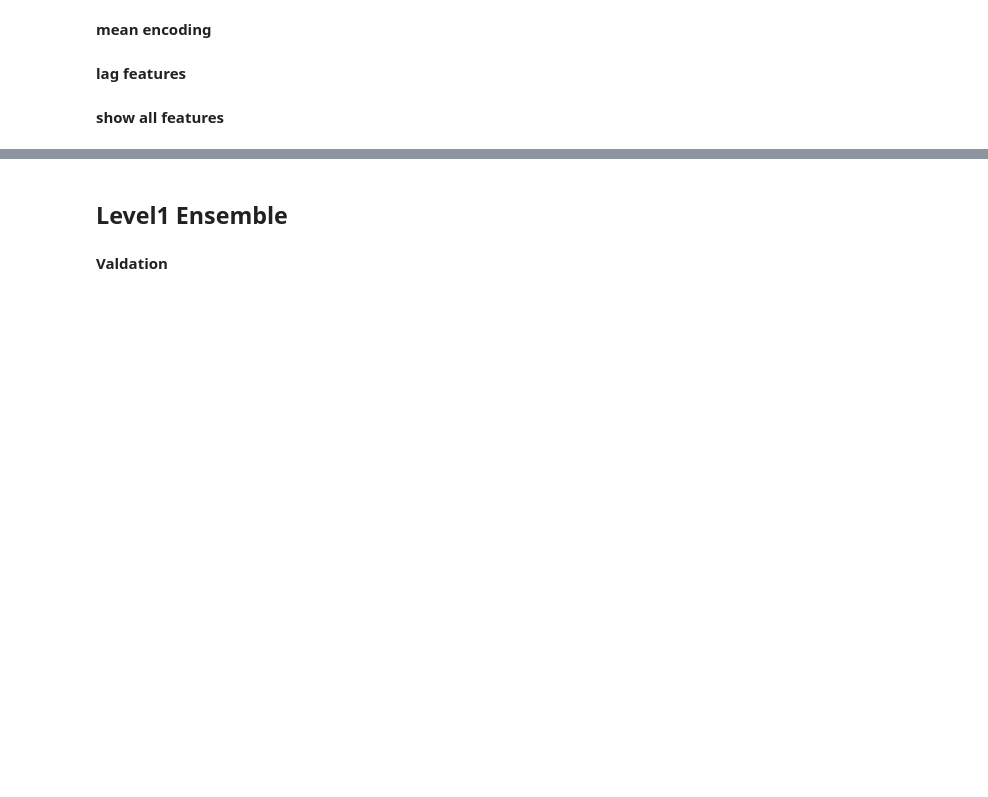
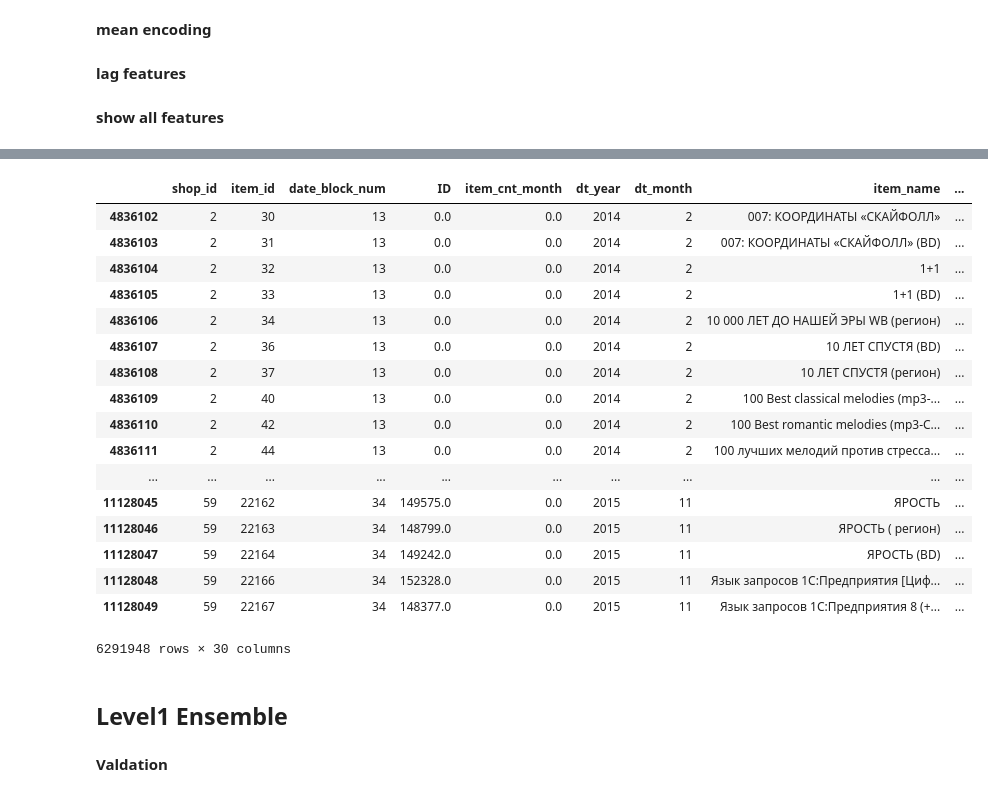
Before and after one commit to hahadsg/MyKaggle, a Jupyter notebook: competitive-data-science-final-project/extend_all_train_datasets.ipynb, the cells around one changed output, grey strips where cells are left out. Cells and saved outputs as stored; diff of their text form; code cells hidden in the pictures; blank space fills up the shorter version.

```diff
--- a/competitive-data-science-final-project/extend_all_train_datasets.ipynb
+++ b/competitive-data-science-final-project/extend_all_train_datasets.ipynb
@@ -126,7 +140,7 @@ add_features(['item_category_id', 'item_name_words_count'])
 global_mean = full_df[full_df['date_block_num'] < 34]['item_cnt_month'].mean()
 # %%
 def get_aggragation_feature(df, groupby_cols, agg_col, fillna_value):
-    gb = df[df['ds_type'] == 'trn'].groupby(groupby_cols)[agg_col]
+    gb = df.groupby(groupby_cols)[agg_col]
     fname_fmt = '-'.join(groupby_cols+[agg_col]) + ':%s'
     agg_df = pd.DataFrame({
             fname_fmt%'mean': gb.mean(),
@@ -134,7 +148,8 @@ def get_aggragation_feature(df, groupby_cols, agg_col, fillna_value):
 #             fname_fmt%'max': gb.max(),
 #             fname_fmt%'min': gb.min(),
         })
-    new_df = df.join(agg_df, on=groupby_cols).fillna(global_mean)
+
+    new_df = df.join(agg_df, on=groupby_cols).fillna(fillna_value)
     return new_df, agg_df.columns.tolist()
 # %%
 groupby_cols_list = [
@@ -151,9 +166,15 @@ for groupby_cols in groupby_cols_list:
     add_features(new_feats)
 # %% [markdown]
 **lag features**
+# %%
+gb = sales_df.groupby(['date_block_num', 'shop_id']).agg({'item_cnt_day': 'sum'}).rename(columns={'item_cnt_day': 'target_shop'})
+full_df = full_df.join(gb, how='left', on=['date_block_num', 'shop_id']).fillna(0)
+# %%
+gb = sales_df.groupby(['date_block_num', 'item_id']).agg({'item_cnt_day': 'sum'}).rename(columns={'item_cnt_day': 'target_item'})
+full_df = full_df.join(gb, how='left', on=['date_block_num', 'item_id']).fillna(0)
 # %%
 shift_range = [1,2,3,6,12]
-shift_features = ['shop_id-item_id-item_cnt_month:mean', 'shop_id-item_cnt_month:mean', 'item_id-item_cnt_month:mean']
+shift_features = ['target_shop', 'target_item', 'item_cnt_month']
 
 for shift_month in shift_range:
     tmp_df = full_df[['shop_id', 'item_id', 'date_block_num'] + shift_features].copy()
@@ -191,3 +212,24 @@ feature_columns
+# %%
+full_df
+# %% [output]
+|  | shop_id | item_id | date_block_num | ID | item_cnt_month | dt_year | dt_month | item_name | ... |
+| 4836102 | 2 | 30 | 13 | 0.0 | 0.0 | 2014 | 2 | 007: КООРДИНАТЫ «СКАЙФОЛЛ» | ... |
+| 4836103 | 2 | 31 | 13 | 0.0 | 0.0 | 2014 | 2 | 007: КООРДИНАТЫ «СКАЙФОЛЛ» (BD) | ... |
+| 4836104 | 2 | 32 | 13 | 0.0 | 0.0 | 2014 | 2 | 1+1 | ... |
+| 4836105 | 2 | 33 | 13 | 0.0 | 0.0 | 2014 | 2 | 1+1 (BD) | ... |
+| 4836106 | 2 | 34 | 13 | 0.0 | 0.0 | 2014 | 2 | 10 000 ЛЕТ ДО НАШЕЙ ЭРЫ WB (регион) | ... |
+| 4836107 | 2 | 36 | 13 | 0.0 | 0.0 | 2014 | 2 | 10 ЛЕТ СПУСТЯ (BD) | ... |
+| 4836108 | 2 | 37 | 13 | 0.0 | 0.0 | 2014 | 2 | 10 ЛЕТ СПУСТЯ (регион) | ... |
+| 4836109 | 2 | 40 | 13 | 0.0 | 0.0 | 2014 | 2 | 100 Best classical melodies (mp3-... | ... |
+| 4836110 | 2 | 42 | 13 | 0.0 | 0.0 | 2014 | 2 | 100 Best romantic melodies (mp3-C... | ... |
+| 4836111 | 2 | 44 | 13 | 0.0 | 0.0 | 2014 | 2 | 100 лучших мелодий против стресса... | ... |
+| ... | ... | ... | ... | ... | ... | ... | ... | ... | ... |
+| 11128045 | 59 | 22162 | 34 | 149575.0 | 0.0 | 2015 | 11 | ЯРОСТЬ | ... |
+| 11128046 | 59 | 22163 | 34 | 148799.0 | 0.0 | 2015 | 11 | ЯРОСТЬ ( регион) | ... |
+| 11128047 | 59 | 22164 | 34 | 149242.0 | 0.0 | 2015 | 11 | ЯРОСТЬ (BD) | ... |
+| 11128048 | 59 | 22166 | 34 | 152328.0 | 0.0 | 2015 | 11 | Язык запросов 1С:Предприятия [Циф... | ... |
+| 11128049 | 59 | 22167 | 34 | 148377.0 | 0.0 | 2015 | 11 | Язык запросов 1С:Предприятия 8 (+... | ... |
+6291948 rows × 30 columns
 # %% [markdown]
 ## Level1 Ensemble
 # %% [markdown]
```
Also changed, not shown: parts of 9 cells of this notebook.
